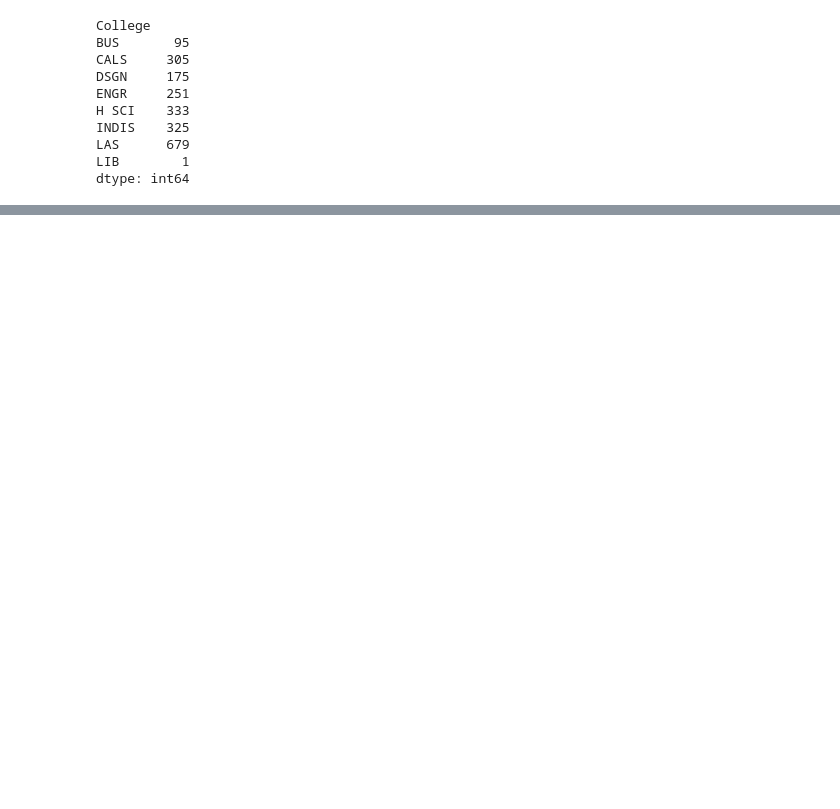
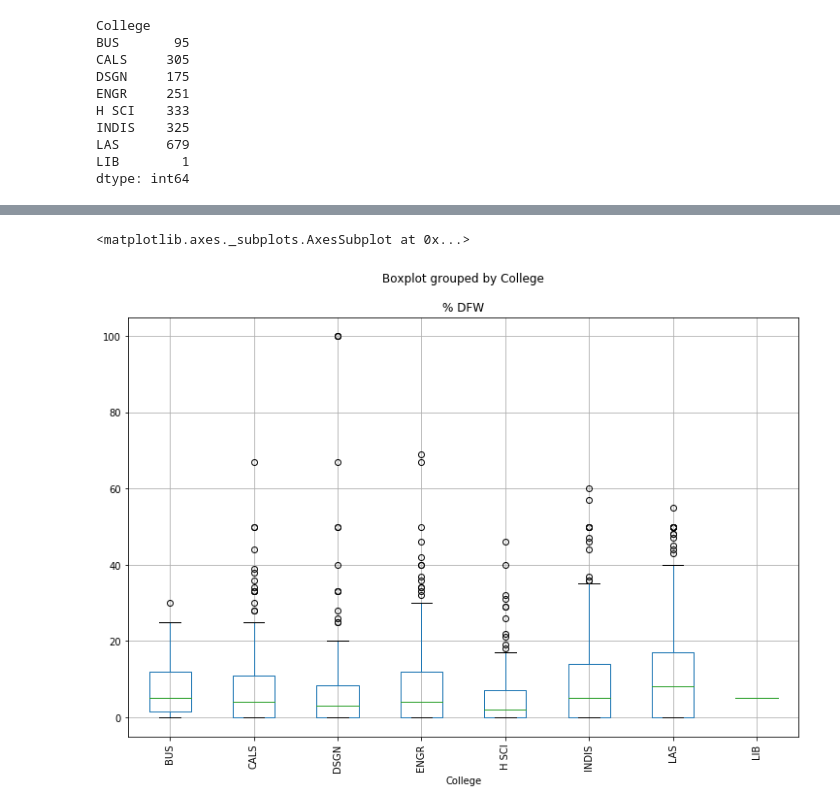
Before and after one commit to max-farver/HackISU_Data_Science_Project, a Jupyter notebook: data_cleaning/Plots.ipynb, the cells around one changed output, grey strips where cells are left out. Saved outputs shown, nothing was run; the diff lists cells and outputs as text; code cells hidden in the pictures; blank space fills up the shorter version.

```diff
--- a/data_cleaning/Plots.ipynb
+++ b/data_cleaning/Plots.ipynb
@@ -65,3 +66,8 @@ show(p)
 # %% [output]
 [interactive output not drawn]
 [interactive output not drawn]
+# %%
+dfw_2017.boxplot(by='College', column='% DFW', figsize=(12,8), rot=90)
+# %% [output]
+<matplotlib.axes._subplots.AxesSubplot at 0x...>
+[figure, added]
```
Also changed, not shown: parts of 5 cells of this notebook, 5 other files.
